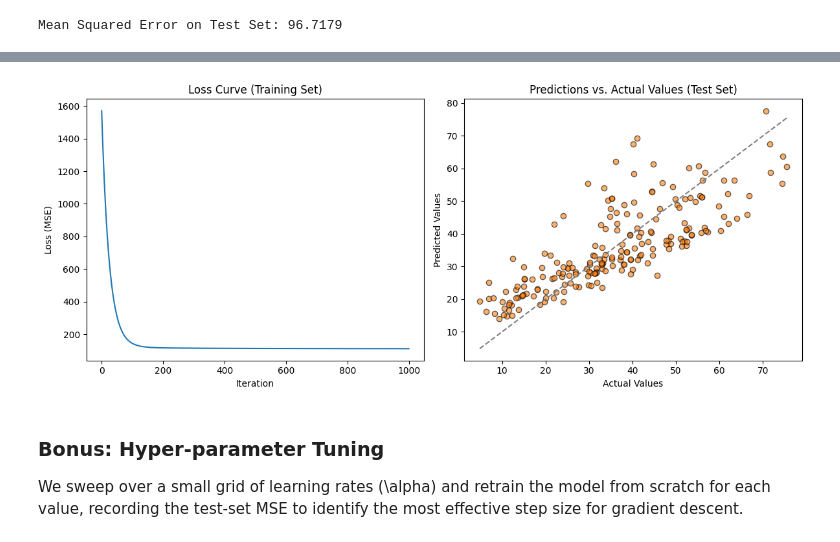
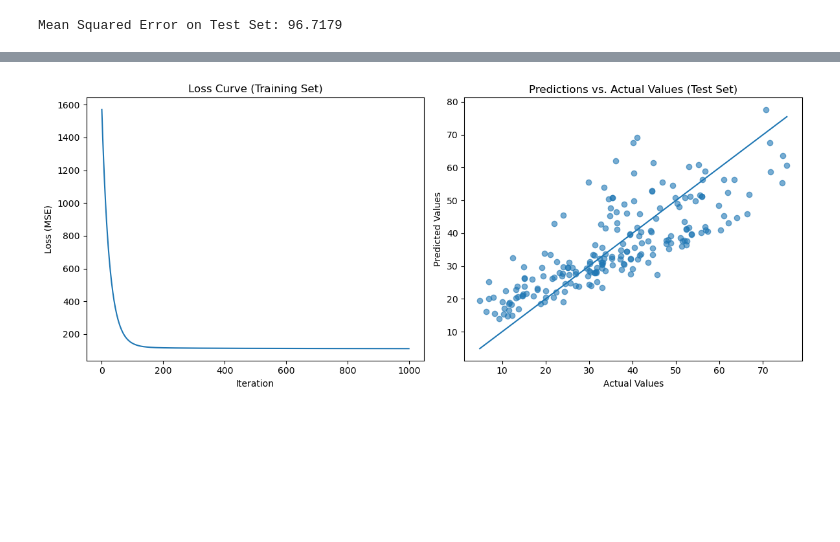
Before and after one commit to Atik203/AI-Practice, a Jupyter notebook: assignment.ipynb, the cells around one changed output, grey strips where cells are left out. Saved outputs shown, nothing was run; the diff lists cells and outputs as text; code cells hidden in the pictures; blank space fills up the shorter version.

```diff
--- a/assignment.ipynb
+++ b/assignment.ipynb
@@ -20,6 +8,8 @@ from sklearn.preprocessing import StandardScaler
 # 1) Load the concrete compressive strength dataset into a DataFrame
 # (no equation; raw data load)
 df = pd.read_csv('concrete_data.csv')
+
+df.head()
 
 # 2) Drop identifier or redundant columns if they exist (assignment guideline)
 identifier_cols = [
@@ -40,8 +30,7 @@ y = df.iloc[:, -1].values   # shape: (m,)
 
 # 5) Split into training/testing sets so model evaluation is on unseen data
 #    (X_train, y_train) used for gradient descent; (X_test, y_test) kept for evaluation
-X_train, X_test, y_train, y_test = train_test_split(
-    X, y, test_size=0.2, random_state=42
+X_train, X_test, y_train, y_test = train_test_split( X, y, test_size=0.2, random_state=42
 )
 
 # 6) Standardize features: implements Eq. 1 (Z = (X - μ)/σ)
@@ -171,34 +129,30 @@ To verify convergence, we plot the loss curve across epochs.  A second plot comp
 # %%
 import matplotlib.pyplot as plt
 
 plt.figure(figsize=(12, 5))
 
 # ----------------------------------------------------------------------------
 # Plot 1: Training loss vs. iteration to monitor gradient descent convergence
 # ----------------------------------------------------------------------------
 plt.subplot(1, 2, 1)
 plt.plot(losses, color='tab:blue')
 plt.xlabel('Iteration')
 plt.ylabel('Loss (MSE)')
 plt.title('Loss Curve (Training Set)')
 
 # ----------------------------------------------------------------------------
 # Plot 2: Scatter plot of actual vs. predicted compressive strength on test set
 # If predictions are perfect, points lie on the 45° line y = x.
 # ----------------------------------------------------------------------------
 plt.subplot(1, 2, 2)
-plt.scatter(y_test.ravel(), y_pred_test.ravel(), alpha=0.6, color='tab:orange', edgecolor='k')
-plt.plot([y_test.min(), y_test.max()], [y_test.min(), y_test.max()], color='gray', linestyle='--')
+plt.scatter(y_test, y_pred_test, alpha=0.6)
+plt.plot([y_test.min(), y_test.max()], [y_test.min(), y_test.max()])
 plt.xlabel('Actual Values')
 plt.ylabel('Predicted Values')
 plt.title('Predictions vs. Actual Values (Test Set)')
 
 plt.tight_layout()
 plt.show()
 # %% [output]
-[figure, old version]
+[figure, new version]
-# %% [markdown]
-### Bonus: Hyper-parameter Tuning
-
-We sweep over a small grid of learning rates \(\alpha\) and retrain the model from scratch for each value, recording the test-set MSE to identify the most effective step size for gradient descent.
 # %%
```
Also changed, not shown: parts of 6 cells of this notebook.
